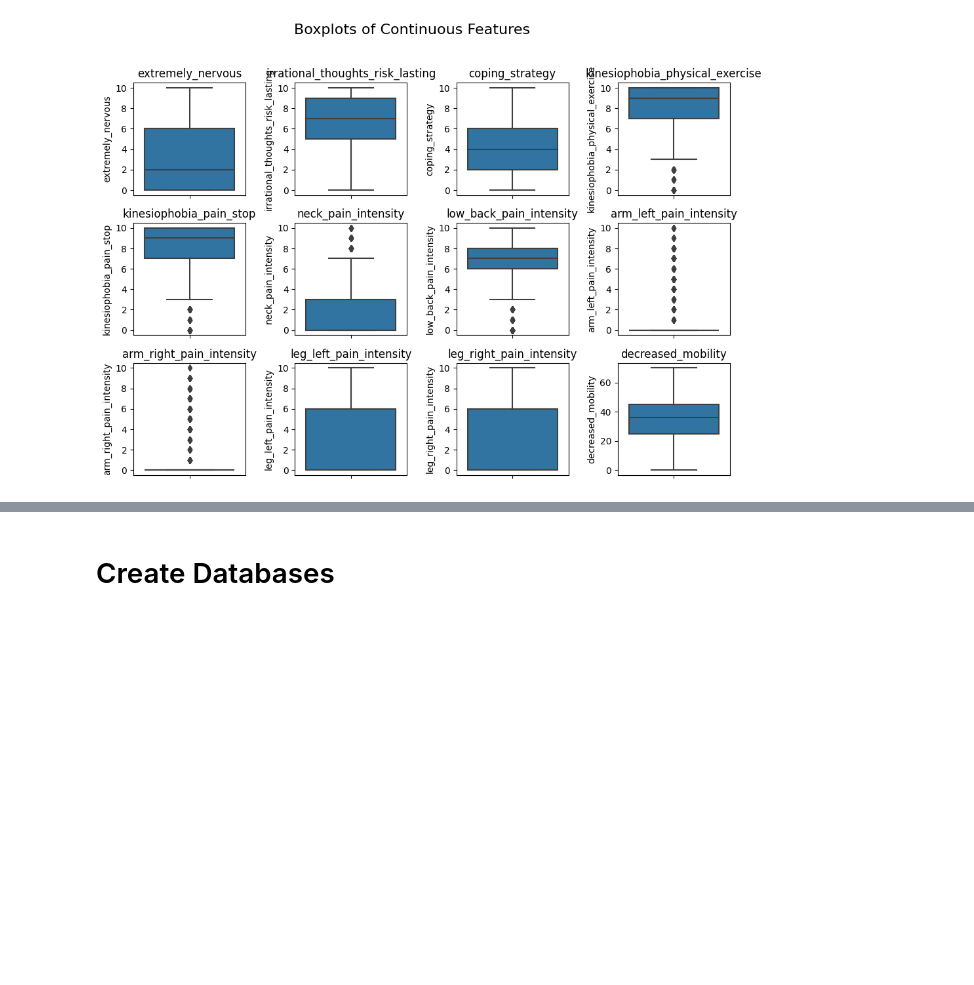
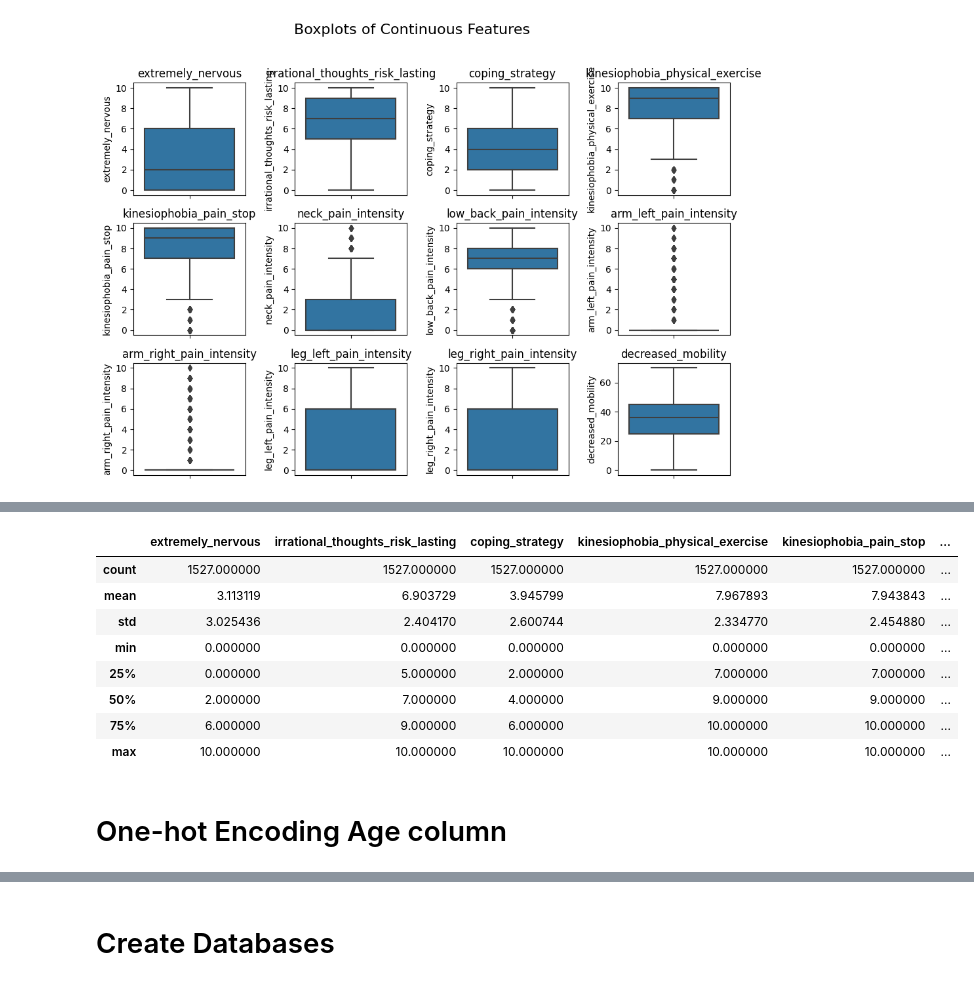
Before and after one commit to mard4/data-science, a Jupyter notebook: project/data_exploration.ipynb, the cells around one changed output, grey strips where cells are left out. Cells and saved outputs as stored; diff of their text form; code cells hidden in the pictures; blank space fills up the shorter version.

```diff
--- a/project/data_exploration.ipynb
+++ b/project/data_exploration.ipynb
@@ -516,0 +542,14 @@ sns.heatmap(corr_matrix, annot=True, cmap="coolwarm", fmt=".2f", linewidths=0.5)
+# %%
+df[numeric_cols].describe()
+# %% [output]
+|  | extremely_nervous | irrational_thoughts_risk_lasting | coping_strategy | kinesiophobia_physical_exercise | kinesiophobia_pain_stop | ... |
+| count | 1527.000000 | 1527.000000 | 1527.000000 | 1527.000000 | 1527.000000 | ... |
+| mean | 3.113119 | 6.903729 | 3.945799 | 7.967893 | 7.943843 | ... |
+| std | 3.025436 | 2.404170 | 2.600744 | 2.334770 | 2.454880 | ... |
+| min | 0.000000 | 0.000000 | 0.000000 | 0.000000 | 0.000000 | ... |
+| 25% | 0.000000 | 5.000000 | 2.000000 | 7.000000 | 7.000000 | ... |
+| 50% | 2.000000 | 7.000000 | 4.000000 | 9.000000 | 9.000000 | ... |
+| 75% | 6.000000 | 9.000000 | 6.000000 | 10.000000 | 10.000000 | ... |
+| max | 10.000000 | 10.000000 | 10.000000 | 10.000000 | 10.000000 | ... |
+# %% [markdown]
+# One-hot Encoding Age column
```
Also changed, not shown: parts of 10 cells of this notebook.
